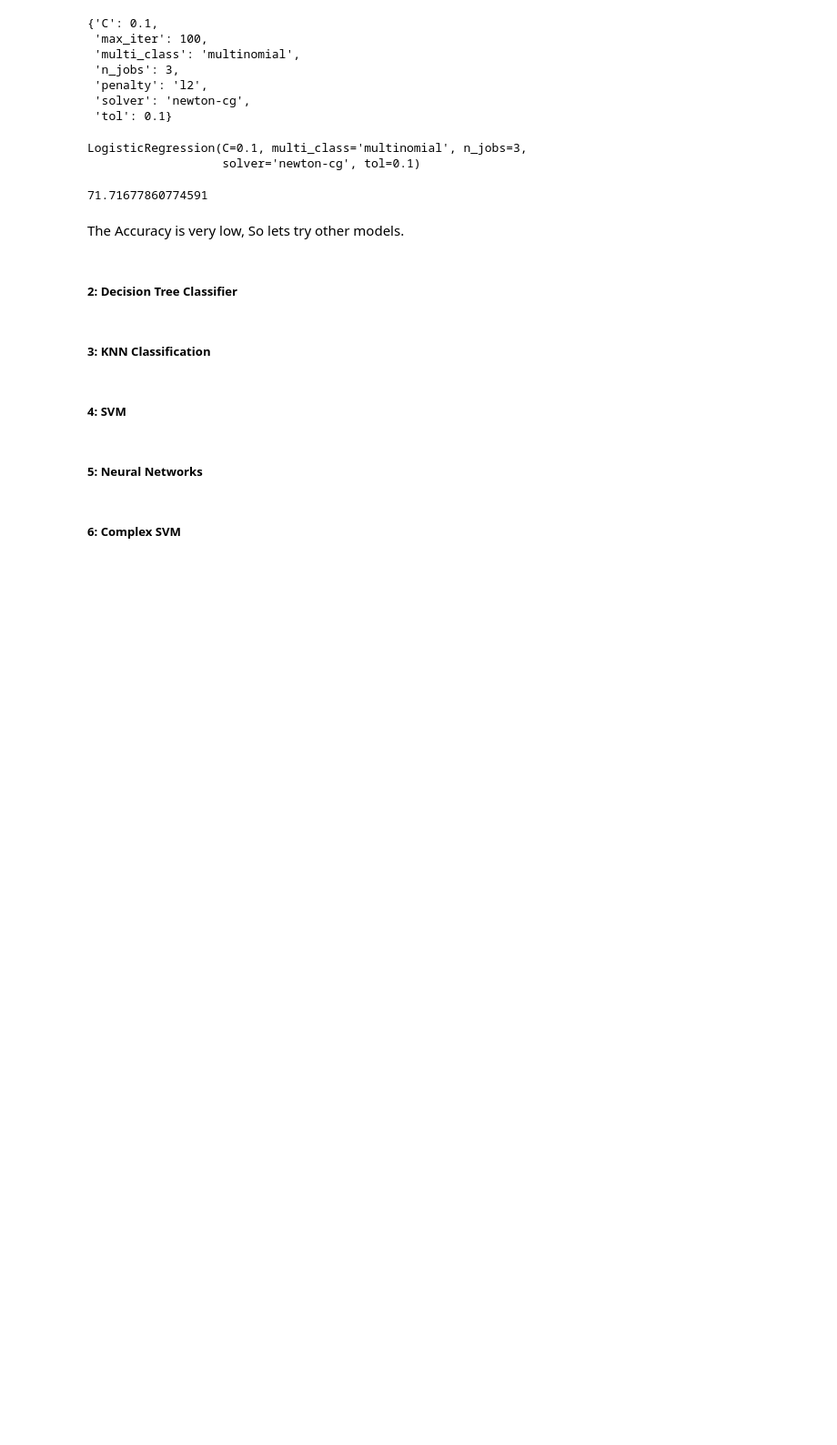
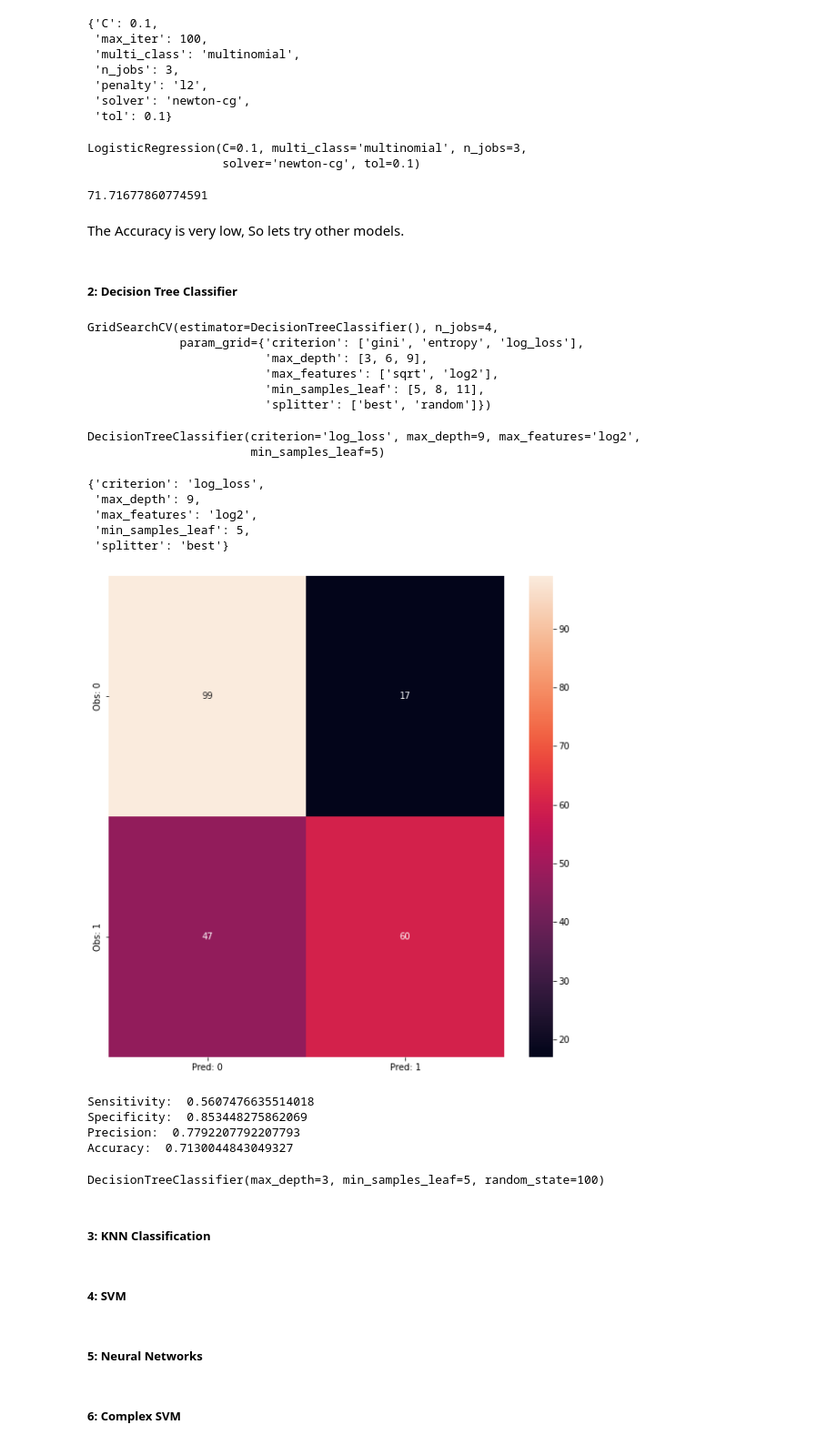
Before and after one commit to Dhruv-Chandra/Heart-Patients, a Jupyter notebook: Heart Patients.ipynb, the cells around one changed output. Shown at 91% size. Saved outputs shown, nothing was run; the diff lists cells and outputs as text; code cells hidden in the pictures; blank space fills up the shorter version.

Commit message:
Random Forest and Decision Tree Implementation.

```diff
--- a/Heart Patients.ipynb
+++ b/Heart Patients.ipynb
@@ -498,6 +497,58 @@ check_accuracy(y_test, y_pred_grid, conf_mat = 'yes')
 The Accuracy is very low, So lets try other models.
 # %% [markdown]
 ##### 2: Decision Tree Classifier
+# %%
+# Using DataFrame new_df
+x_train_dt, x_test_dt, y_train_dt, y_test_dt = split_data(new_df)
+# %%
+params_dt = {
+    'criterion': ['gini','entropy', 'log_loss'],
+    'splitter': ['best', 'random'],
+    'max_depth': [3, 6, 9],
+    'min_samples_leaf': [5, 8, 11],
+    'max_features': ['sqrt', 'log2'],
+}
+
+grid_dt = GridSearchCV(DecisionTreeClassifier(), param_grid=params_dt, n_jobs=4)
+grid_dt.fit(x_train_dt, y_train_dt)
+# %% [output]
+GridSearchCV(estimator=DecisionTreeClassifier(), n_jobs=4,
+             param_grid={'criterion': ['gini', 'entropy', 'log_loss'],
+                         'max_depth': [3, 6, 9],
+                         'max_features': ['sqrt', 'log2'],
+                         'min_samples_leaf': [5, 8, 11],
+                         'splitter': ['best', 'random']})
+# %%
+best_estimator_dt = grid_dt.best_estimator_
+best_estimator_dt
+# %% [output]
+DecisionTreeClassifier(criterion='log_loss', max_depth=9, max_features='log2',
+                       min_samples_leaf=5)
+# %%
+best_params_dt = grid_dt.best_params_
+best_params_dt
+# %% [output]
+{'criterion': 'log_loss',
+ 'max_depth': 9,
+ 'max_features': 'log2',
+ 'min_samples_leaf': 5,
+ 'splitter': 'best'}
+# %%
+pred_dt = grid_dt.predict(x_test_dt)
+acc_dt = check_accuracy(y_test_dt, pred_dt, 'yes')
+# %% [output]
+[figure, added]
+Sensitivity:  0.5607476635514018
+Specificity:  0.853448275862069
+Precision:  0.7792207792207793
+Accuracy:  0.7130044843049327
+# %%
+# Using Gini
+giniDecisionTree = DecisionTreeClassifier(criterion='gini',random_state = 100,max_depth=3, min_samples_leaf=5)
+
+giniDecisionTree.fit(x_train_dt, y_train_dt)
+# %% [output]
+DecisionTreeClassifier(max_depth=3, min_samples_leaf=5, random_state=100)
 # %% [markdown]
 ##### 3: KNN Classification
 # %% [markdown]
```
Also changed, not shown: parts of 12 cells of this notebook.
